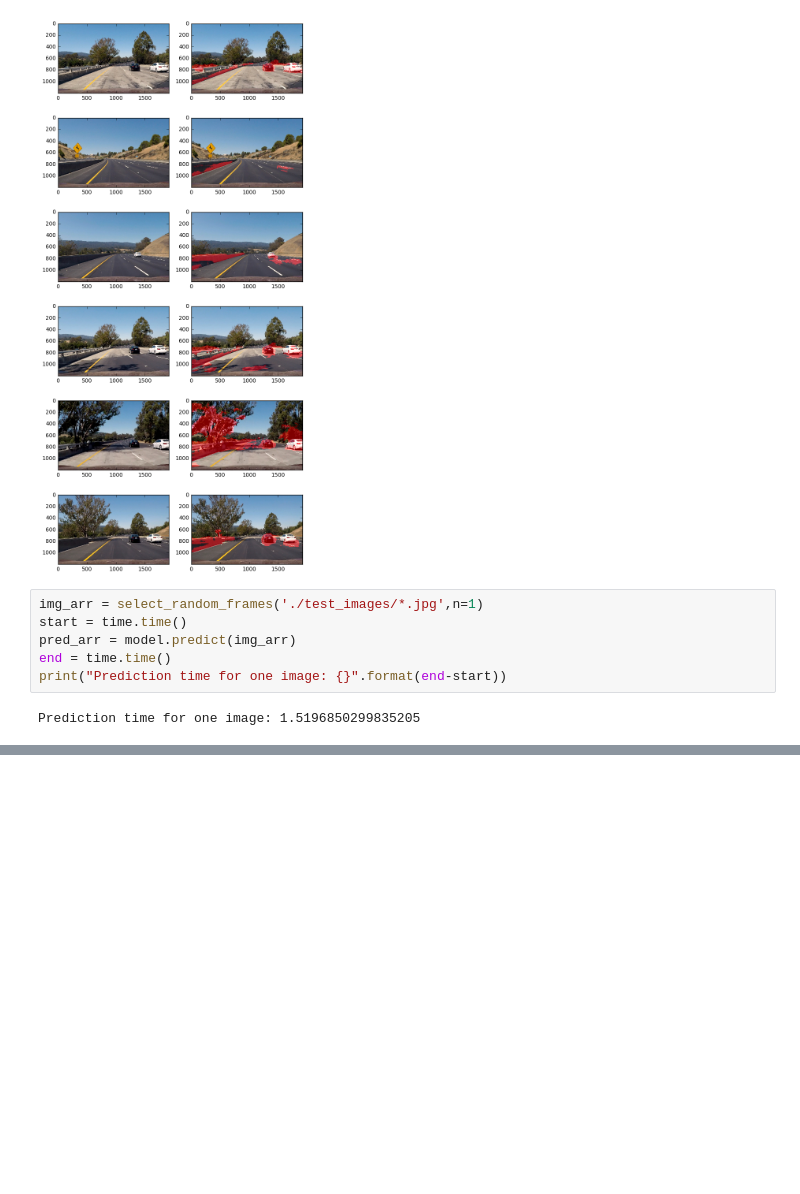
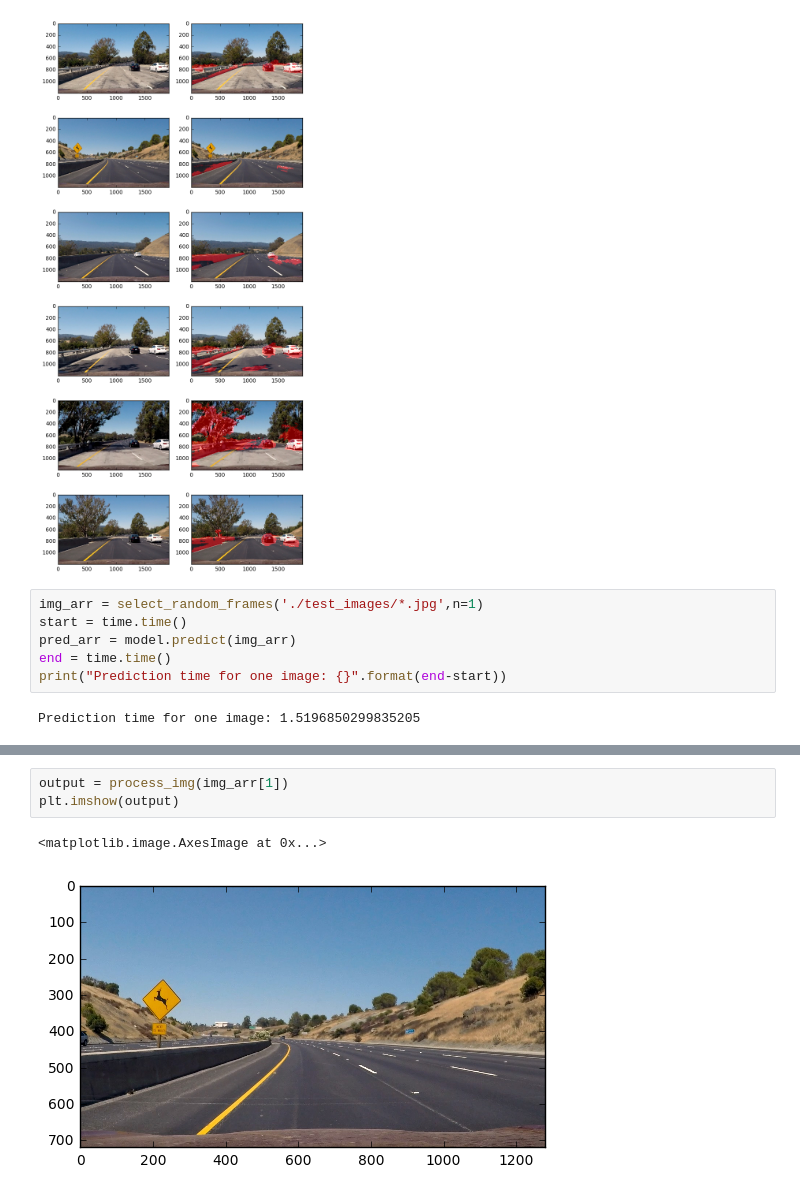
Before and after one commit to anguillanneuf/CarND-Vehicle-Detection, a Jupyter notebook: drawing_bbox.ipynb, the cells around one changed output, grey strips where cells are left out. Drawn from its saved outputs; the diff is of its cells as text; blank space fills up the shorter version.

```diff
--- a/drawing_bbox.ipynb
+++ b/drawing_bbox.ipynb
@@ -105,0 +121,6 @@ def get_BB_new_img(img):
+# %%
+output = process_img(img_arr[1])
+plt.imshow(output)
+# %% [output]
+<matplotlib.image.AxesImage at 0x...>
+[figure, added]
```
Also changed, not shown: parts of 14 cells of this notebook, 2 other files.
